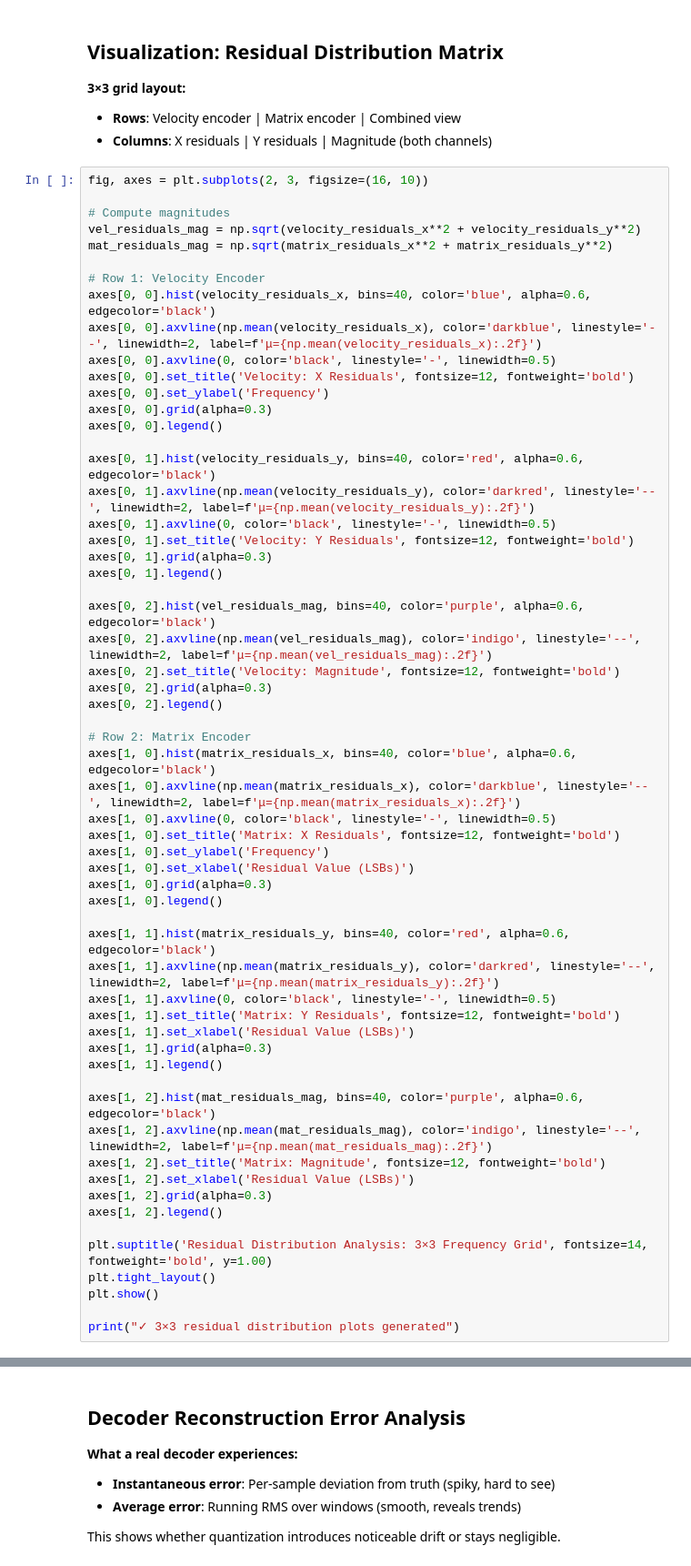
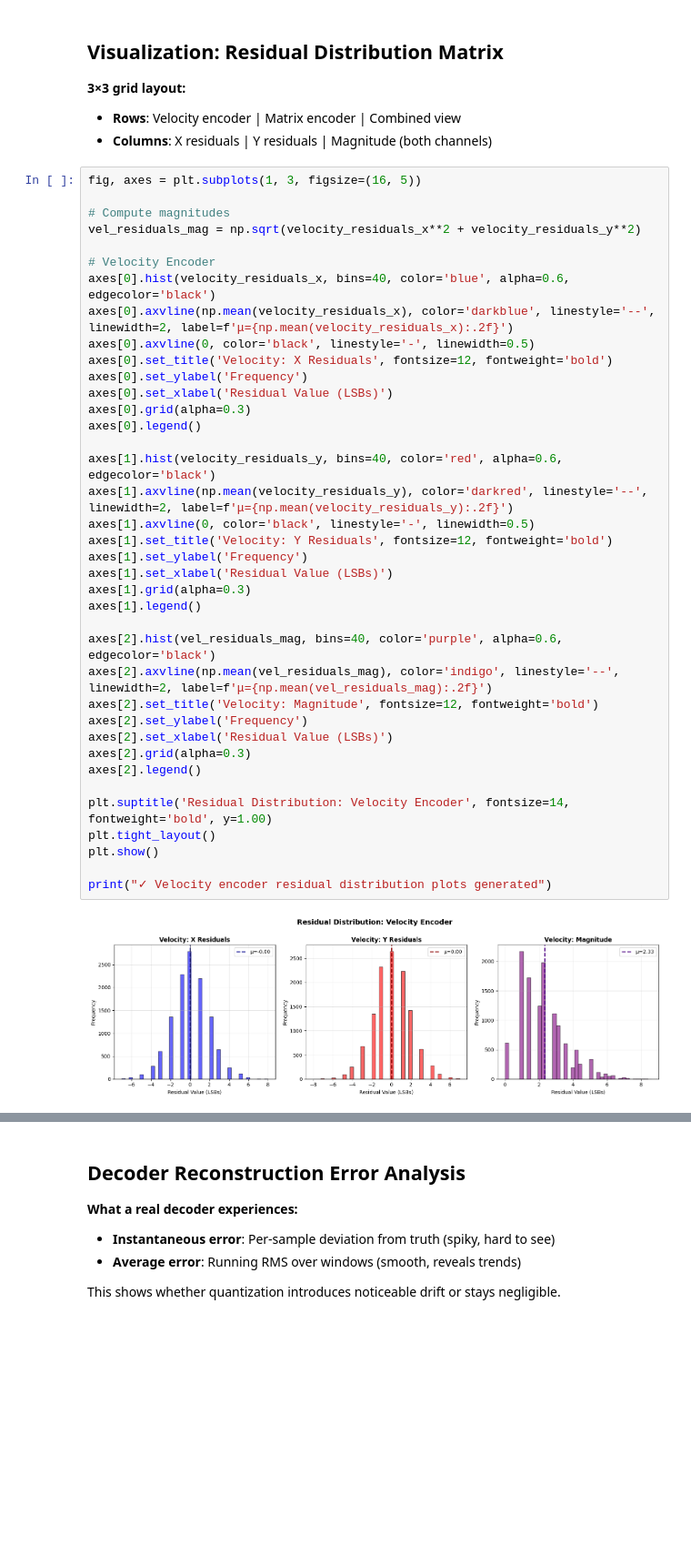
Before and after one commit to gfr10598/encoder-wheel, a Jupyter notebook: data_sim/residual_analysis.ipynb, the cells around one changed output, grey strips where cells are left out. Shown at 91% size. Saved outputs shown, nothing was run; the diff lists cells and outputs as text; blank space fills up the shorter version.

Commit message:
working on 5bit/sample encoder

```diff
--- a/data_sim/residual_analysis.ipynb
+++ b/data_sim/residual_analysis.ipynb
@@ -926,61 +1113,42 @@ print("Bandwidth savings come from excellent prediction, not bit tricks.")
 - **Rows**: Velocity encoder | Matrix encoder | Combined view
 - **Columns**: X residuals | Y residuals | Magnitude (both channels)
 # %%
-fig, axes = plt.subplots(2, 3, figsize=(16, 10))
+fig, axes = plt.subplots(1, 3, figsize=(16, 5))
 
 # Compute magnitudes
 vel_residuals_mag = np.sqrt(velocity_residuals_x**2 + velocity_residuals_y**2)
-mat_residuals_mag = np.sqrt(matrix_residuals_x**2 + matrix_residuals_y**2)
 
-# Row 1: Velocity Encoder
-axes[0, 0].hist(velocity_residuals_x, bins=40, color='blue', alpha=0.6, edgecolor='black')
-axes[0, 0].axvline(np.mean(velocity_residuals_x), color='darkblue', linestyle='--', linewidth=2, label=f'μ={np.mean(velocity_residuals_x):.2f}')
-axes[0, 0].axvline(0, color='black', linestyle='-', linewidth=0.5)
-axes[0, 0].set_title('Velocity: X Residuals', fontsize=12, fontweight='bold')
-axes[0, 0].set_ylabel('Frequency')
-axes[0, 0].grid(alpha=0.3)
-axes[0, 0].legend()
+# Velocity Encoder
+axes[0].hist(velocity_residuals_x, bins=40, color='blue', alpha=0.6, edgecolor='black')
+axes[0].axvline(np.mean(velocity_residuals_x), color='darkblue', linestyle='--', linewidth=2, label=f'μ={np.mean(velocity_residuals_x):.2f}')
+axes[0].axvline(0, color='black', linestyle='-', linewidth=0.5)
+axes[0].set_title('Velocity: X Residuals', fontsize=12, fontweight='bold')
+axes[0].set_ylabel('Frequency')
+axes[0].set_xlabel('Residual Value (LSBs)')
+axes[0].grid(alpha=0.3)
+axes[0].legend()
 
-axes[0, 1].hist(velocity_residuals_y, bins=40, color='red', alpha=0.6, edgecolor='black')
-axes[0, 1].axvline(np.mean(velocity_residuals_y), color='darkred', linestyle='--', linewidth=2, label=f'μ={np.mean(velocity_residuals_y):.2f}')
-axes[0, 1].axvline(0, color='black', linestyle='-', linewidth=0.5)
-axes[0, 1].set_title('Velocity: Y Residuals', fontsize=12, fontweight='bold')
-axes[0, 1].grid(alpha=0.3)
-axes[0, 1].legend()
+axes[1].hist(velocity_residuals_y, bins=40, color='red', alpha=0.6, edgecolor='black')
+axes[1].axvline(np.mean(velocity_residuals_y), color='darkred', linestyle='--', linewidth=2, label=f'μ={np.mean(velocity_residuals_y):.2f}')
+axes[1].axvline(0, color='black', linestyle='-', linewidth=0.5)
+axes[1].set_title('Velocity: Y Residuals', fontsize=12, fontweight='bold')
+axes[1].set_ylabel('Frequency')
+axes[1].set_xlabel('Residual Value (LSBs)')
+axes[1].grid(alpha=0.3)
+axes[1].legend()
 
-axes[0, 2].hist(vel_residuals_mag, bins=40, color='purple', alpha=0.6, edgecolor='black')
-axes[0, 2].axvline(np.mean(vel_residuals_mag), color='indigo', linestyle='--', linewidth=2, label=f'μ={np.mean(vel_residuals_mag):.2f}')
-axes[0, 2].set_title('Velocity: Magnitude', fontsize=12, fontweight='bold')
-axes[0, 2].grid(alpha=0.3)
-axes[0, 2].legend()
+axes[2].hist(vel_residuals_mag, bins=40, color='purple', alpha=0.6, edgecolor='black')
+axes[2].axvline(np.mean(vel_residuals_mag), color='indigo', linestyle='--', linewidth=2, label=f'μ={np.mean(vel_residuals_mag):.2f}')
+axes[2].set_title('Velocity: Magnitude', fontsize=12, fontweight='bold')
+axes[2].set_ylabel('Frequency')
+axes[2].set_xlabel('Residual Value (LSBs)')
+axes[2].grid(alpha=0.3)
+axes[2].legend()
 
-# Row 2: Matrix Encoder
-axes[1, 0].hist(matrix_residuals_x, bins=40, color='blue', alpha=0.6, edgecolor='black')
-axes[1, 0].axvline(np.mean(matrix_residuals_x), color='darkblue', linestyle='--', linewidth=2, label=f'μ={np.mean(matrix_residuals_x):.2f}')
-axes[1, 0].axvline(0, color='black', linestyle='-', linewidth=0.5)
-axes[1, 0].set_title('Matrix: X Residuals', fontsize=12, fontweight='bold')
-axes[1, 0].set_ylabel('Frequency')
-axes[1, 0].set_xlabel('Residual Value (LSBs)')
-axes[1, 0].grid(alpha=0.3)
-axes[1, 0].legend()
-
-axes[1, 1].hist(matrix_residuals_y, bins=40, color='red', alpha=0.6, edgecolor='black')
-axes[1, 1].axvline(np.mean(matrix_residuals_y), color='darkred', linestyle='--', linewidth=2, label=f'μ={np.mean(matrix_residuals_y):.2f}')
-axes[1, 1].axvline(0, color='black', linestyle='-', linewidth=0.5)
-axes[1, 1].set_title('Matrix: Y Residuals', fontsize=12, fontweight='bold')
-axes[1, 1].set_xlabel('Residual Value (LSBs)')
-axes[1, 1].grid(alpha=0.3)
-axes[1, 1].legend()
-
-axes[1, 2].hist(mat_residuals_mag, bins=40, color='purple', alpha=0.6, edgecolor='black')
-axes[1, 2].axvline(np.mean(mat_residuals_mag), color='indigo', linestyle='--', linewidth=2, label=f'μ={np.mean(mat_residuals_mag):.2f}')
-axes[1, 2].set_title('Matrix: Magnitude', fontsize=12, fontweight='bold')
-axes[1, 2].set_xlabel('Residual Value (LSBs)')
-axes[1, 2].grid(alpha=0.3)
-axes[1, 2].legend()
-
-plt.suptitle('Residual Distribution Analysis: 3×3 Frequency Grid', fontsize=14, fontweight='bold', y=1.00)
+plt.suptitle('Residual Distribution: Velocity Encoder', fontsize=14, fontweight='bold', y=1.00)
 plt.tight_layout()
 plt.show()
 
-print("✓ 3×3 residual distribution plots generated")
+print("✓ Velocity encoder residual distribution plots generated")
+# %% [output]
+[figure, added]
```
Also changed, not shown: parts of 18 cells of this notebook, 10 other files.
